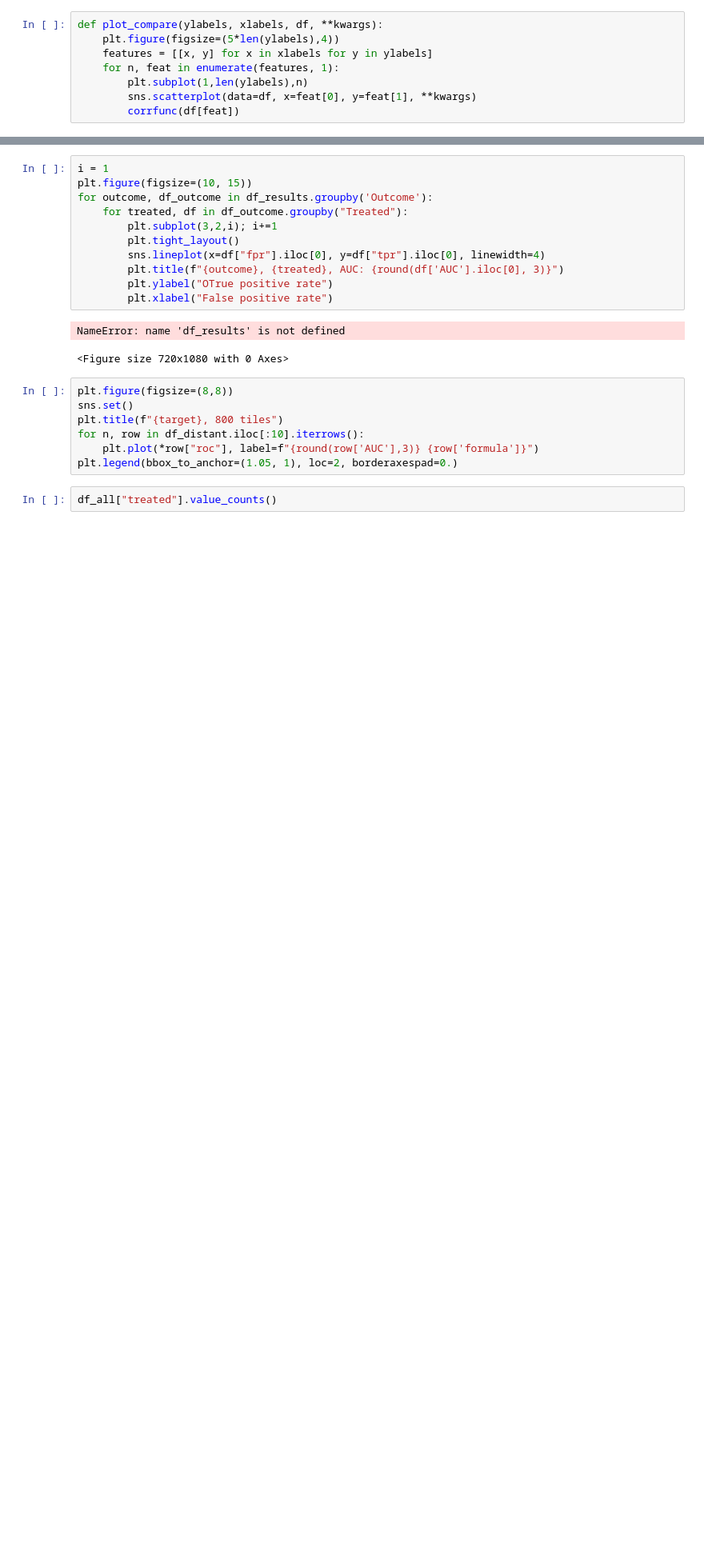
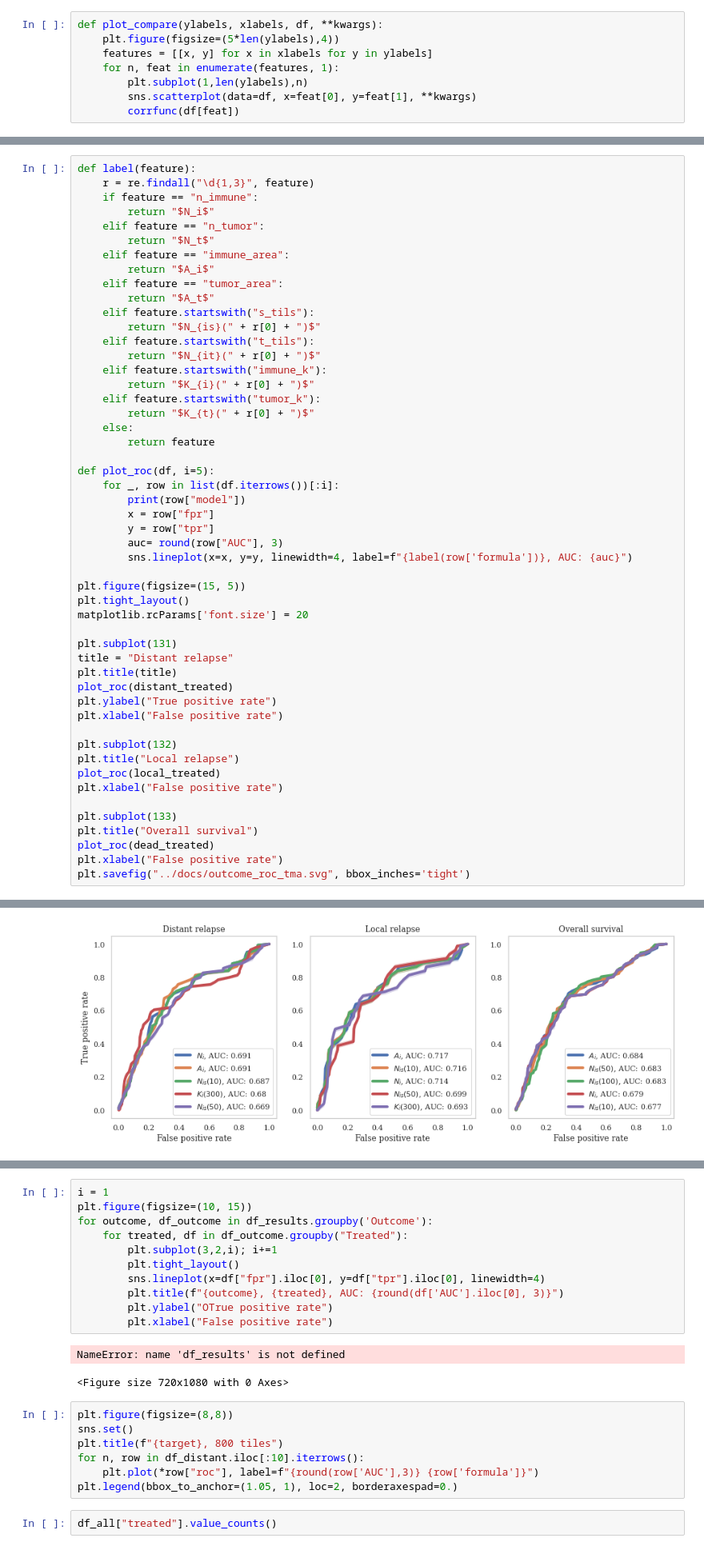
Before and after one commit to karvla/histosnet, a Jupyter notebook: notebooks/5. Investigating Survival.ipynb, the cells around one changed output, grey strips where cells are left out. Shown at 80% size. Drawn from its saved outputs; the diff is of its cells as text; blank space fills up the shorter version.

```diff
--- a/notebooks/5. Investigating Survival.ipynb
+++ b/notebooks/5. Investigating Survival.ipynb
@@ -530,0 +493,52 @@ tumor_k_300_2+n_tumor_2+immune_area_2
+# %%
+def label(feature):
+    r = re.findall("\d{1,3}", feature)
+    if feature == "n_immune":
+        return "$N_i$"
+    elif feature == "n_tumor":
+        return "$N_t$"
+    elif feature == "immune_area":
+        return "$A_i$"
+    elif feature == "tumor_area":
+        return "$A_t$"
+    elif feature.startswith("s_tils"):
+        return "$N_{is}(" + r[0] + ")$"
+    elif feature.startswith("t_tils"):
+        return "$N_{it}(" + r[0] + ")$"
+    elif feature.startswith("immune_k"):
+        return "$K_{i}(" + r[0] + ")$"
+    elif feature.startswith("tumor_k"):
+        return "$K_{t}(" + r[0] + ")$"
+    else:
+        return feature
+
+def plot_roc(df, i=5):
+    for _, row in list(df.iterrows())[:i]:
+        print(row["model"])
+        x = row["fpr"]
+        y = row["tpr"]
+        auc= round(row["AUC"], 3)
+        sns.lineplot(x=x, y=y, linewidth=4, label=f"{label(row['formula'])}, AUC: {auc}")
+
+plt.figure(figsize=(15, 5))
+plt.tight_layout()
+matplotlib.rcParams['font.size'] = 20
+
+plt.subplot(131)
+title = "Distant relapse"
+plt.title(title)
+plot_roc(distant_treated)
+plt.ylabel("True positive rate")
+plt.xlabel("False positive rate")
+
+plt.subplot(132)
+plt.title("Local relapse")
+plot_roc(local_treated)
+plt.xlabel("False positive rate")
+
+plt.subplot(133)
+plt.title("Overall survival")
+plot_roc(dead_treated)
+plt.xlabel("False positive rate")
+plt.savefig("../docs/outcome_roc_tma.svg", bbox_inches='tight')
+# %% [output]
@@ -530,0 +562 @@ tumor_k_300_2+n_tumor_2+immune_area_2
+[figure, added]
```
Also changed, not shown: parts of 26 cells of this notebook.
